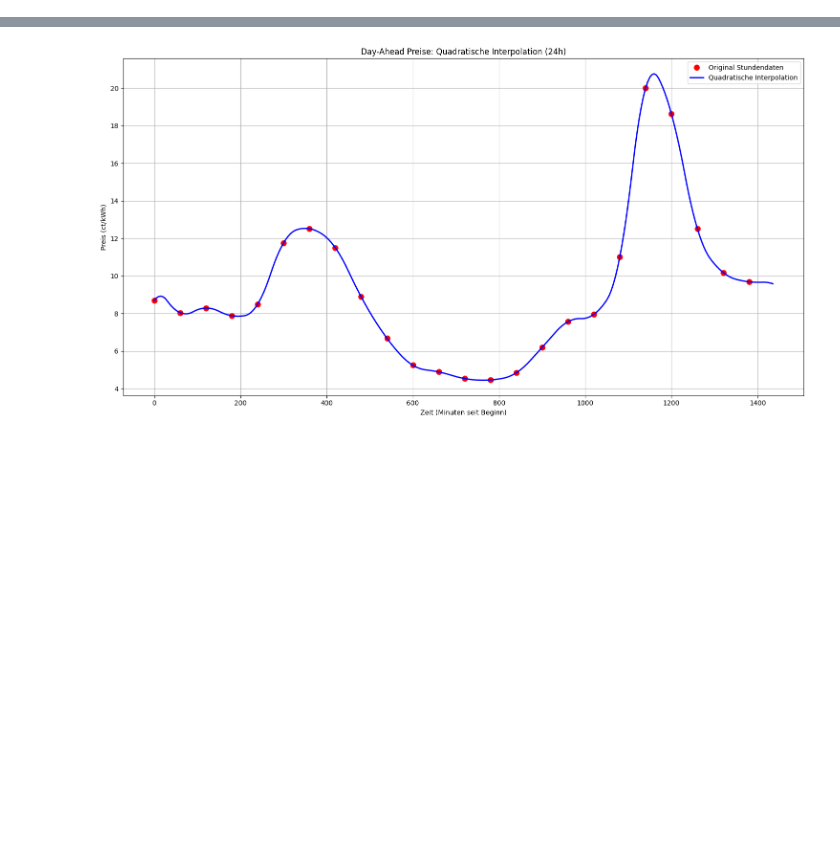
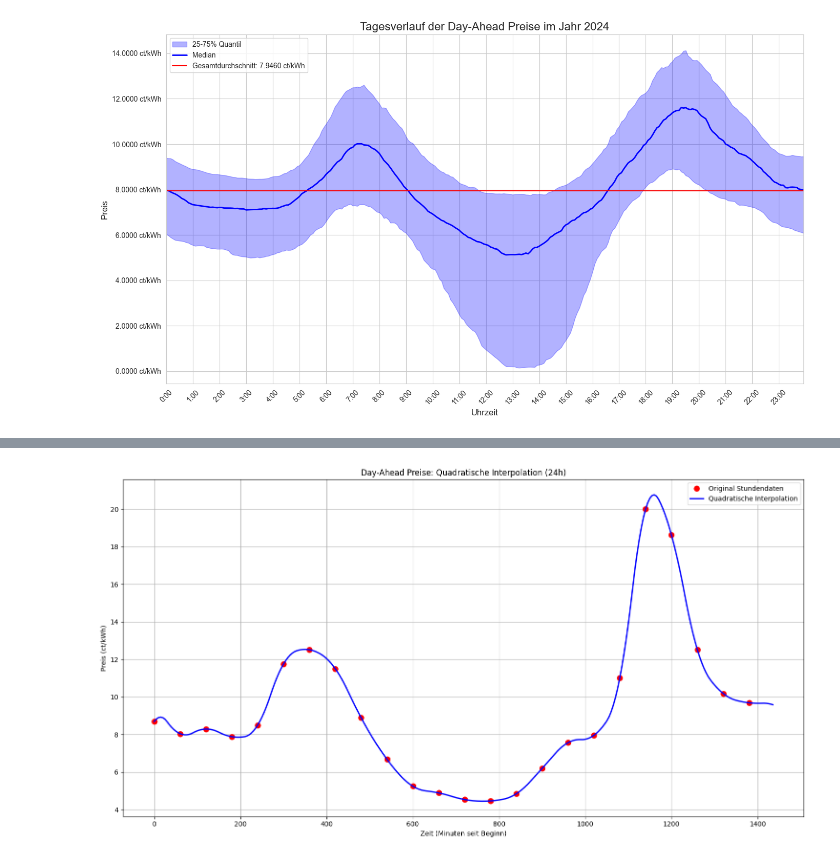
Before and after one commit to davidsanders1999/lkw-schnellladenetz-lademanagement, a Jupyter notebook: input/datenaufbereitung_dayahead/dayahead.ipynb, the cells around one changed output, grey strips where cells are left out. Drawn from its saved outputs; the diff is of its cells as text; code cells hidden in the pictures; blank space fills up the shorter version.

```diff
--- a/input/datenaufbereitung_dayahead/dayahead.ipynb
+++ b/input/datenaufbereitung_dayahead/dayahead.ipynb
@@ -65,6 +65,8 @@ def load_and_interpolate_data(input_file, output_file, method='quadratic'):
             'Preis': round(y_new[i], 6)  # Mehr Dezimalstellen für ct/kWh
         })
 
+    df_interpolated = df_interpolated[:-1]
+
     # In DataFrame umwandeln
     result_df = pd.DataFrame(df_interpolated)
 
@@ -74,6 +76,7 @@ def load_and_interpolate_data(input_file, output_file, method='quadratic'):
     # Kalenderwoche berechnen
     result_df['Jahr'] = result_df['Volles_Datum'].dt.year
     result_df['KW'] = result_df['Volles_Datum'].dt.isocalendar().week
+    result_df['Minuten'] = result_df['Volles_Datum'].dt.hour * 60 + result_df['Volles_Datum'].dt.minute
 
     # Tag von 1 bis 366 mit aufnehmen
     result_df['Tag'] = result_df['Volles_Datum'].dt.dayofyear
@@ -82,7 +85,7 @@ def load_and_interpolate_data(input_file, output_file, method='quadratic'):
     result_df.loc[(result_df['KW'] == 1) & (result_df['Volles_Datum'].dt.month == 12), 'KW'] = 53
 
     # Spalten neu organisieren
-    result_df = result_df[['Volles_Datum', 'Jahr', 'KW', 'Tag', 'Preis']]
+    result_df = result_df[['Volles_Datum', 'Jahr', 'KW', 'Tag','Minuten', 'Preis']]
 
     print(f"Interpolierte Daten erstellt: {len(result_df)} Einträge")
     print(result_df.head())
@@ -98,7 +101,7 @@ input_file = "/Users/davidsanders/Documents/GitHub/masterarbeit-flex-kpis/input/
 output_file_quadratic = "/Users/davidsanders/Documents/GitHub/masterarbeit-flex-kpis/input/datenaufbereitung_dayahead/dayahead_2024_5min.csv"
 
 # Funktionen aufrufen
-df_quad, y_quad, x_quad = load_and_interpolate_data(input_file, output_file_quadratic, method='linear')
+df_quad, y_quad, x_quad = load_and_interpolate_data(input_file, output_file_quadratic, method='quadratic')
 # %% [output]
 Originaldaten geladen: 8785 Einträge
         Datum    von Zeitzone von    bis Zeitzone bis  \
@@ -119 +122,84 @@ Originaldaten geladen: 8785 Einträge
 Interpolierte Daten in /Users/davidsanders/Documents/GitHub/masterarbeit-flex-kpis/input/datenaufbereitung_dayahead/dayahead_2024_5min.csv gespeichert.
+# %%
+import pandas as pd
+import numpy as np
+import matplotlib.pyplot as plt
+import seaborn as sns
+import matplotlib.dates as mdates
+from matplotlib.ticker import FuncFormatter
+
+# Wir nehmen an, dass df_quad bereits geladen ist
+# Falls nicht, laden wir die Daten
+try:
+    df = df_quad
+except NameError:
+    df = pd.read_csv("/Users/davidsanders/Documents/GitHub/masterarbeit-flex-kpis/input/datenaufbereitung_dayahead/dayahead_2024_5min.csv",
+                    sep=';', decimal=',')
+
+# Sicherstellen, dass 'Volles_Datum' als Datetime vorliegt
+if not pd.api.types.is_datetime64_any_dtype(df['Volles_Datum']):
+    df['Volles_Datum'] = pd.to_datetime(df['Volles_Datum'])
+
+# Daten nach Minuten des Tages gruppieren (0-1435)
+grouped_data = df.groupby('Minuten')['Preis']
+durchschnitt = df['Preis'].mean()
+
+# Statistiken berechnen
+stats = pd.DataFrame({
+    'Median': grouped_data.median(),
+    'Q25': grouped_data.quantile(0.25),
+    'Q75': grouped_data.quantile(0.75),
+    'Min': grouped_data.min(),
+    'Max': grouped_data.max()
+})
+
+stats.to_csv("/Users/davidsanders/Documents/GitHub/masterarbeit-flex-kpis/input/datenaufbereitung_dayahead/dayahead_2024_stats.csv", sep=';', decimal=',')
+
+# Diagramm erstellen
+plt.figure(figsize=(14, 8))
+sns.set_style("whitegrid")
+
+# Füllfläche für Bereich zwischen Q25 und Q75
+plt.fill_between(stats.index, stats['Q25'], stats['Q75'],
+                alpha=0.3, color='blue', label='25-75% Quantil')
+
+# Linien für Median, Min und Max
+plt.plot(stats.index, stats['Median'], color='blue', linewidth=2, label='Median')
+# plt.plot(stats.index, stats['Min'], color='red', linewidth=1, linestyle='--', alpha=0.7, label='Minimum')
+# plt.plot(stats.index, stats['Max'], color='green', linewidth=1, linestyle='--', alpha=0.7, label='Maximum')
+plt.axhline(y=durchschnitt, color='red', linestyle='-', linewidth=1.5,
+           label=f'Gesamtdurchschnitt: {durchschnitt:.4f} ct/kWh')
+
+# X-Achse anpassen (stündlich)
+hour_ticks = np.arange(0, 1440, 60)
+hour_labels = [f"{h}:00" for h in range(24)]
+plt.xticks(hour_ticks, hour_labels, rotation=45)
+
+# Formatierung der Y-Achse mit ct/kWh
+def ct_formatter(x, pos):
+    return f"{x:.4f} ct/kWh"
+
+plt.gca().yaxis.set_major_formatter(FuncFormatter(ct_formatter))
+
+# Titel und Beschriftungen
+plt.title('Tagesverlauf der Day-Ahead Preise im Jahr 2024', fontsize=16)
+plt.xlabel('Uhrzeit', fontsize=12)
+plt.ylabel('Preis', fontsize=12)
+plt.legend(loc='best')
+
+# Diagramm straffen und Grenzen setzen
+plt.tight_layout()
+plt.xlim(0, 1435)
+
+# Diagramm anzeigen
+plt.show()
+
+# Statistiken ausgeben
+print("Statistiken des Preisverlaufs:")
+print(f"Durchschnittlicher Median: {stats['Median'].mean():.6f} ct/kWh")
+print(f"Durchschnittliches Q25: {stats['Q25'].mean():.6f} ct/kWh")
+print(f"Durchschnittliches Q75: {stats['Q75'].mean():.6f} ct/kWh")
+print(f"Gesamtminimum: {stats['Min'].min():.6f} ct/kWh")
+print(f"Gesamtmaximum: {stats['Max'].max():.6f} ct/kWh")
+# %% [output]
+[figure, added]
```
Also changed, not shown: parts of 3 cells of this notebook, 15 other files.
